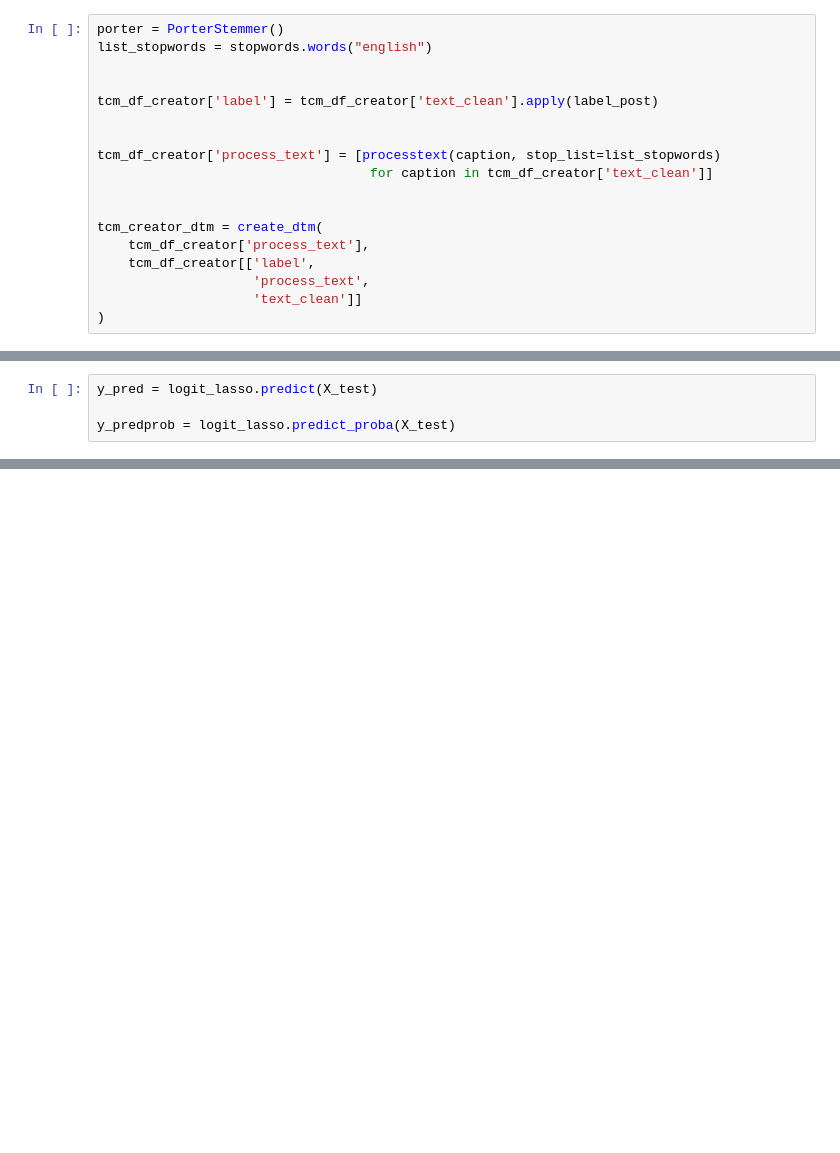
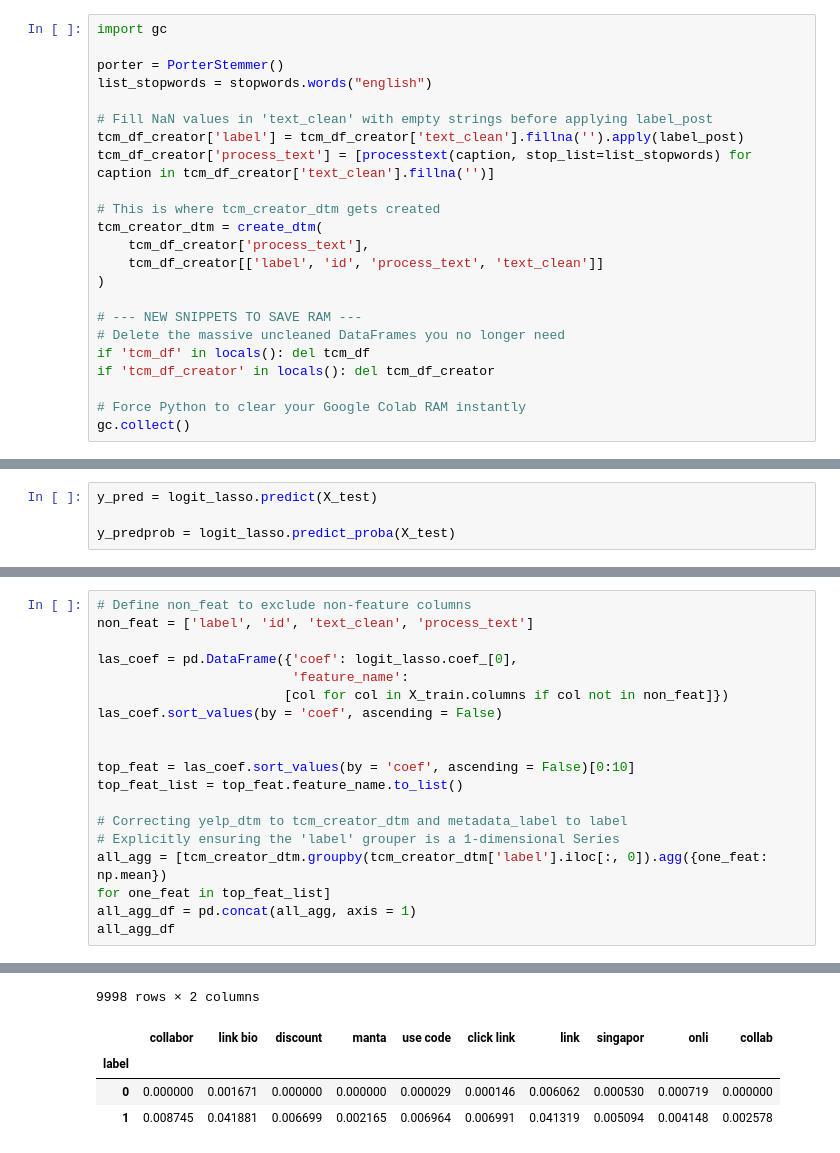
Before and after one commit to VicTan88/QSS20Final, a Jupyter notebook: Code/Analyze.ipynb, the cells around one changed output, grey strips where cells are left out. Saved outputs shown, nothing was run; the diff lists cells and outputs as text; blank space fills up the shorter version.

```diff
--- a/Code/Analyze.ipynb
+++ b/Code/Analyze.ipynb
@@ -91,18 +98,23 @@ tcm_df.head()
 # %%
+import gc
+
 porter = PorterStemmer()
 list_stopwords = stopwords.words("english")
 
+# Fill NaN values in 'text_clean' with empty strings before applying label_post
+tcm_df_creator['label'] = tcm_df_creator['text_clean'].fillna('').apply(label_post)
+tcm_df_creator['process_text'] = [processtext(caption, stop_list=list_stopwords) for caption in tcm_df_creator['text_clean'].fillna('')]
 
-tcm_df_creator['label'] = tcm_df_creator['text_clean'].apply(label_post)
-
-
-tcm_df_creator['process_text'] = [processtext(caption, stop_list=list_stopwords)
-                                   for caption in tcm_df_creator['text_clean']]
-
-
+# This is where tcm_creator_dtm gets created
 tcm_creator_dtm = create_dtm(
     tcm_df_creator['process_text'],
-    tcm_df_creator[['label',
-                    'process_text',
-                    'text_clean']]
+    tcm_df_creator[['label', 'id', 'process_text', 'text_clean']]
 )
+
+# --- NEW SNIPPETS TO SAVE RAM ---
+# Delete the massive uncleaned DataFrames you no longer need
+if 'tcm_df' in locals(): del tcm_df
+if 'tcm_df_creator' in locals(): del tcm_df_creator
+
+# Force Python to clear your Google Colab RAM instantly
+gc.collect()
@@ -168,0 +254,20 @@ y_error.loc[y_error.cat == "TP", 'n'].iloc[0]/(y_error.loc[y_error.cat == "TP",
+# %%
+# Define non_feat to exclude non-feature columns
+non_feat = ['label', 'id', 'text_clean', 'process_text']
+
+las_coef = pd.DataFrame({'coef': logit_lasso.coef_[0],
+                         'feature_name':
+                        [col for col in X_train.columns if col not in non_feat]})
+las_coef.sort_values(by = 'coef', ascending = False)
+
+
+top_feat = las_coef.sort_values(by = 'coef', ascending = False)[0:10]
+top_feat_list = top_feat.feature_name.to_list()
+
+# Correcting yelp_dtm to tcm_creator_dtm and metadata_label to label
+# Explicitly ensuring the 'label' grouper is a 1-dimensional Series
+all_agg = [tcm_creator_dtm.groupby(tcm_creator_dtm['label'].iloc[:, 0]).agg({one_feat: np.mean})
+for one_feat in top_feat_list]
+all_agg_df = pd.concat(all_agg, axis = 1)
+all_agg_df
+# %% [output]
@@ -168,0 +286,5 @@ y_error.loc[y_error.cat == "TP", 'n'].iloc[0]/(y_error.loc[y_error.cat == "TP",
+9998 rows × 2 columns
+|  | collabor | link bio | discount | manta | use code | click link | link | singapor | onli | collab |
+| label |  |  |  |  |  |  |  |  |  |  |
+| 0 | 0.000000 | 0.001671 | 0.000000 | 0.000000 | 0.000029 | 0.000146 | 0.006062 | 0.000530 | 0.000719 | 0.000000 |
+| 1 | 0.008745 | 0.041881 | 0.006699 | 0.002165 | 0.006964 | 0.006991 | 0.041319 | 0.005094 | 0.004148 | 0.002578 |
```
Also changed, not shown: parts of 18 cells of this notebook, 3 other files.
